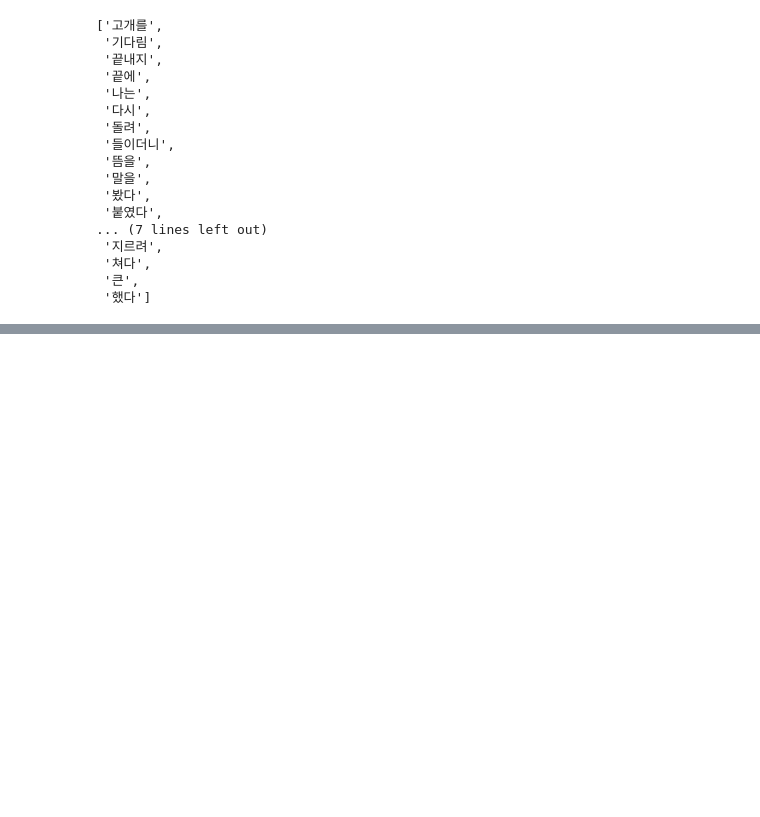
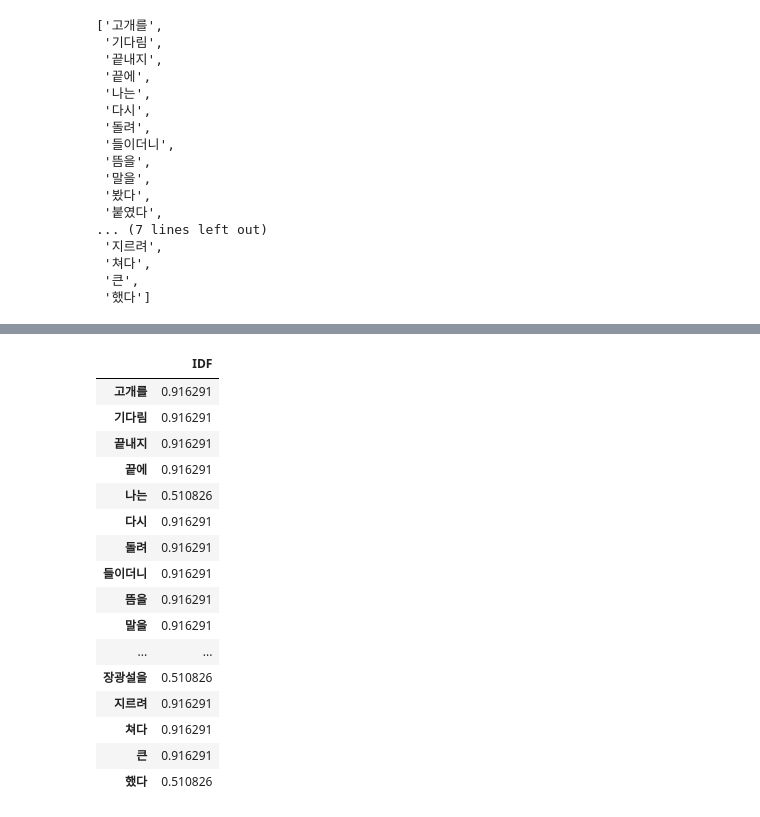
Before and after one commit to tnqkrghd/NLP, a Jupyter notebook: 04_카운트_기반의_단어_표현.ipynb, the cells around one changed output, grey strips where cells are left out. Saved outputs shown, nothing was run; the diff lists cells and outputs as text; code cells hidden in the pictures; blank space fills up the shorter version.

```diff
--- a/04_카운트_기반의_단어_표현.ipynb
+++ b/04_카운트_기반의_단어_표현.ipynb
@@ -172,0 +208,26 @@ vocab
+# %%
+result = []
+for j in range(len(vocab)):
+  t = vocab[j]
+  result.append(idf(t))
+
+idf_ = pd.DataFrame(result, index=vocab, columns=["IDF"])
+idf_
+# %% [output]
+|  | IDF |
+| 고개를 | 0.916291 |
+| 기다림 | 0.916291 |
+| 끝내지 | 0.916291 |
+| 끝에 | 0.916291 |
+| 나는 | 0.510826 |
+| 다시 | 0.916291 |
+| 돌려 | 0.916291 |
+| 들이더니 | 0.916291 |
+| 뜸을 | 0.916291 |
+| 말을 | 0.916291 |
+| ... | ... |
+| 장광설을 | 0.510826 |
+| 지르려 | 0.916291 |
+| 쳐다 | 0.916291 |
+| 큰 | 0.916291 |
+| 했다 | 0.510826 |
```
Also changed, not shown: parts of 6 cells of this notebook.
